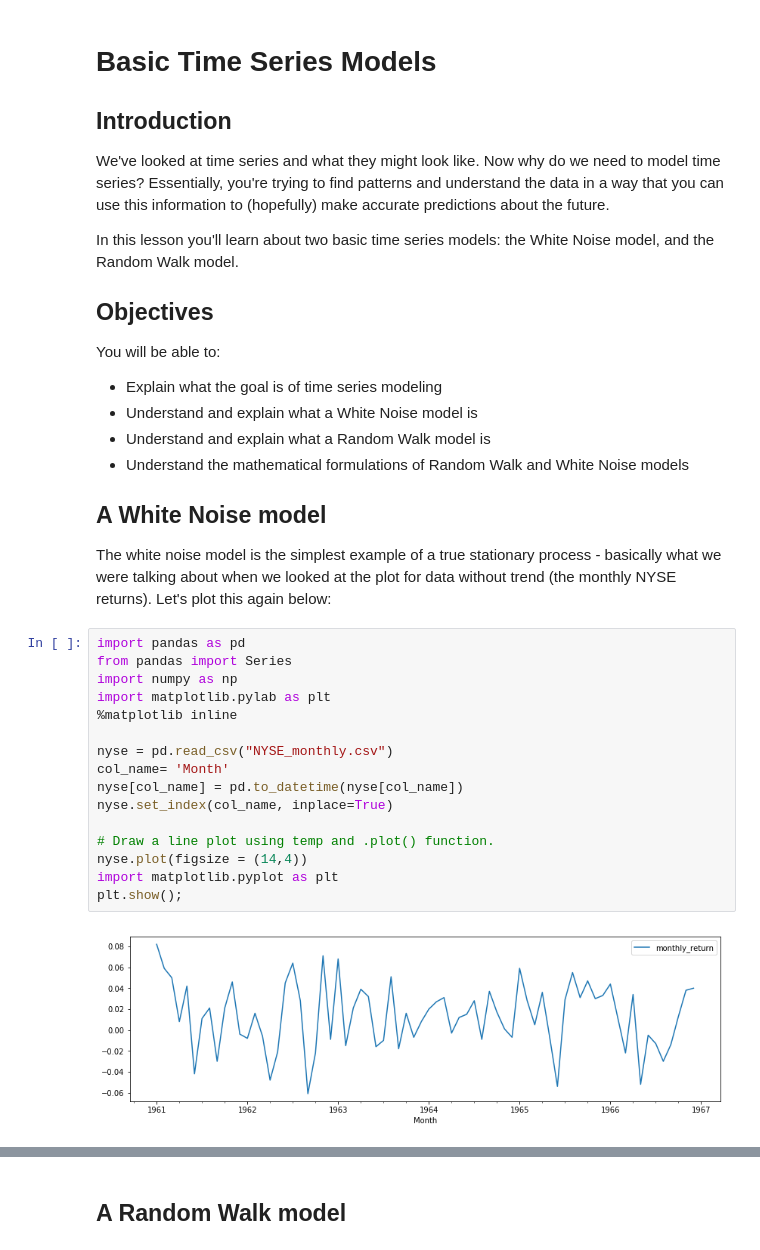
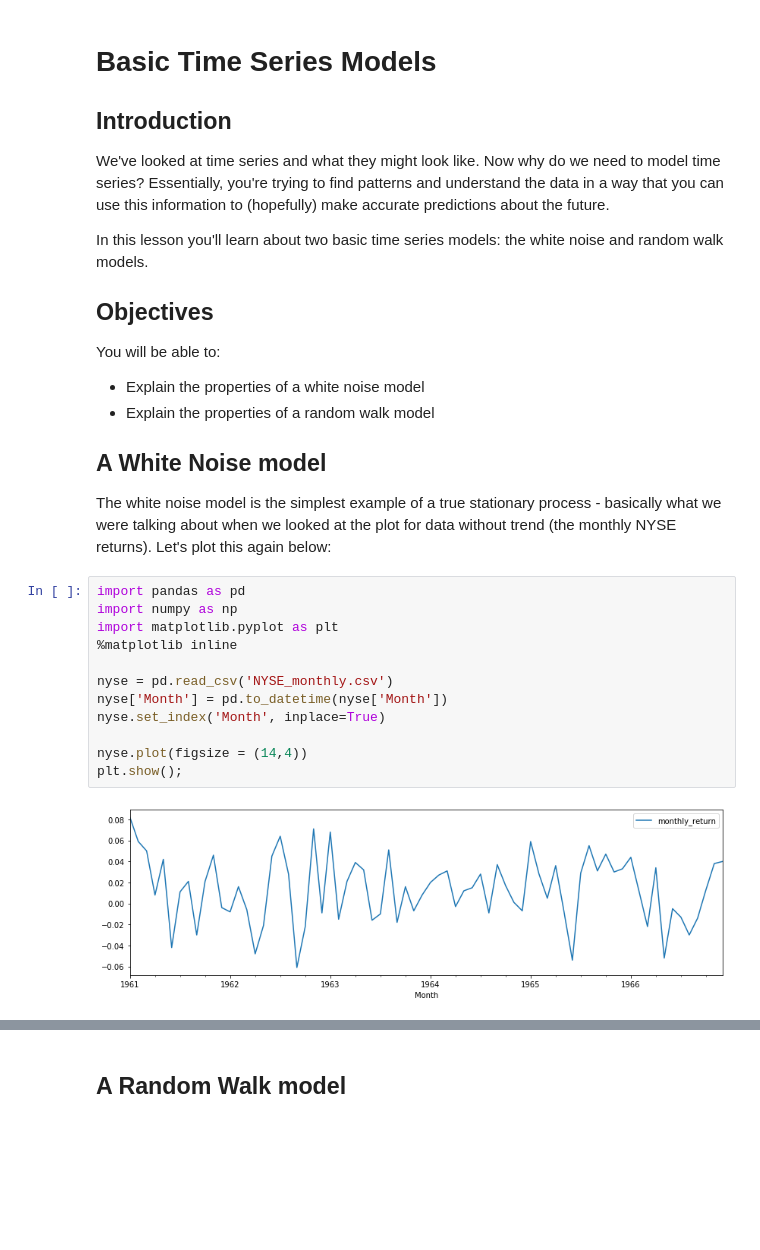
Before and after one commit to learn-co-curriculum/dsc-basic-time-series-models, a Jupyter notebook: index.ipynb, the cells around one changed output, grey strips where cells are left out. Saved outputs shown, nothing was run; the diff lists cells and outputs as text; blank space fills up the shorter version.

```diff
--- a/index.ipynb
+++ b/index.ipynb
@@ -6,37 +6,33 @@
 We've looked at time series and what they might look like. Now why do we need to model time series? Essentially, you're trying to find patterns and understand the data in a way that you
 can use this information to (hopefully) make accurate predictions about the future.
 
-In this lesson you'll learn about two basic time series models: the White Noise model, and the Random Walk model.
+In this lesson you'll learn about two basic time series models: the white noise and random walk models.
 
 ## Objectives
 
 You will be able to:
-- Explain what the goal is of time series modeling
-- Understand and explain what a White Noise model is
-- Understand and explain what a Random Walk model is
-- Understand the mathematical formulations of Random Walk and White Noise models
+
+- Explain the properties of a white noise model
+- Explain the properties of a random walk model
+
 
 ## A White Noise model
 
 The white noise model is the simplest example of a true stationary process - basically what we were talking about when we looked at the plot for data without trend (the monthly NYSE returns). Let's plot this again below:
 # %%
 import pandas as pd
-from pandas import Series
 import numpy as np
-import matplotlib.pylab as plt
+import matplotlib.pyplot as plt
 %matplotlib inline
 
-nyse = pd.read_csv("NYSE_monthly.csv")
-col_name= 'Month'
-nyse[col_name] = pd.to_datetime(nyse[col_name])
-nyse.set_index(col_name, inplace=True)
+nyse = pd.read_csv('NYSE_monthly.csv')
+nyse['Month'] = pd.to_datetime(nyse['Month'])
+nyse.set_index('Month', inplace=True)
 
-# Draw a line plot using temp and .plot() function.
 nyse.plot(figsize = (14,4))
-import matplotlib.pyplot as plt
 plt.show();
 # %% [output]
-[figure, old version]
+[figure, new version]
 # %% [markdown]
 The white noise model has three properties:
 
```
Also changed, not shown: parts of 7 cells of this notebook.
